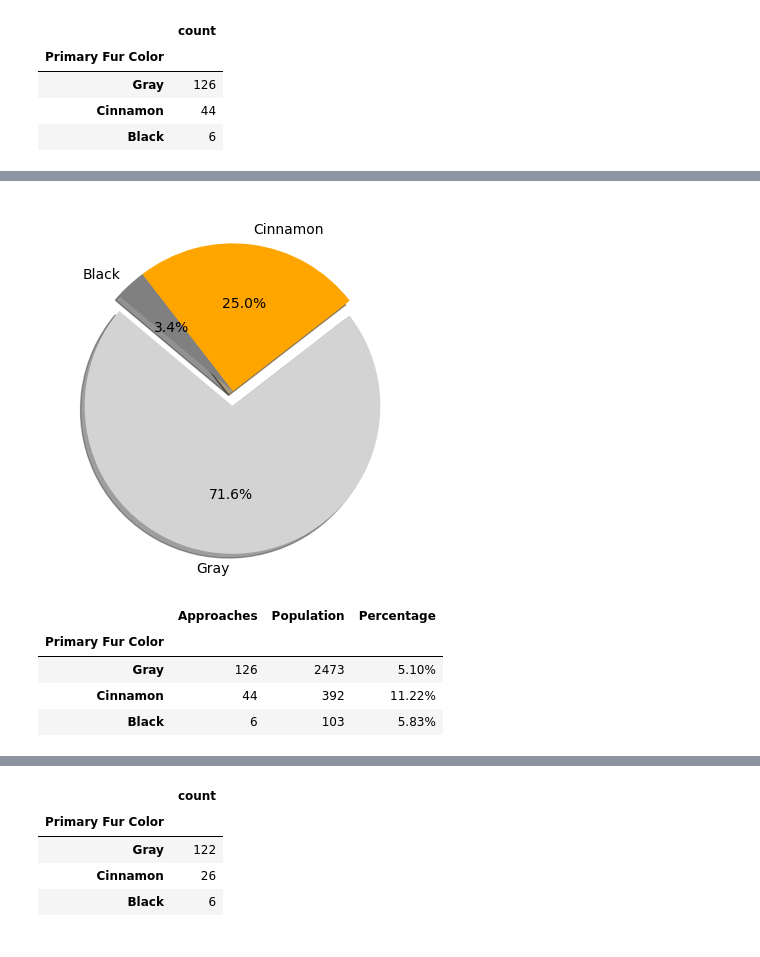
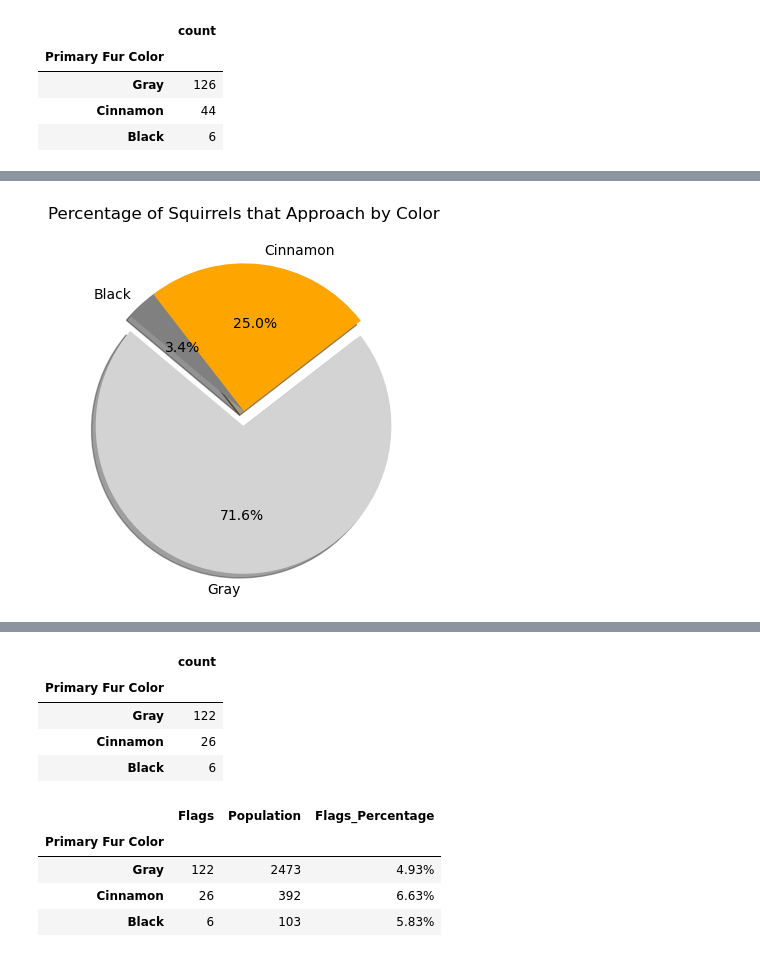
Before and after one commit to brown016340/Project-1, a Jupyter notebook: SquirrelBehaviorGraphs.ipynb, the cells around one changed output, grey strips where cells are left out. Drawn from its saved outputs; the diff is of its cells as text; code cells hidden in the pictures.

```diff
--- a/SquirrelBehaviorGraphs.ipynb
+++ b/SquirrelBehaviorGraphs.ipynb
@@ -77,32 +107,17 @@ approaches_df
 # %%
 # Lets make a pie chart for the ones that approach, breaking it down by color
 labels = ["Gray", "Cinnamon", "Black"]
 sizes = approaches_df["count"]
 colors = ["lightgray", "orange", "grey"]
 explode = (0.1, 0, 0)
 
 plt.pie(sizes, explode=explode, labels=labels, colors=colors,
         autopct="%1.1f%%", shadow=True, startangle=140)
+plt.title("Percentage of Squirrels that Approach by Color")
 
 plt.show()
 # %% [output]
-[figure, old version]
+[figure, new version]
-# %%
-# Lets figure out what percentage of squirrels of a given color exhibit a behavior.
-approaches_percent = pd.merge(approaches_df, population_df, on="Primary Fur Color")
-
-# Rename columns
-approaches_percent = approaches_percent.rename(columns={"count_x": "Approaches", "count_y": "Population"})
-approaches_percent["Percentage"] = approaches_percent["Approaches"] / approaches_percent["Population"]
-approaches_percent["Percentage"] = approaches_percent["Percentage"].map("{:,.2%}".format)
-
-approaches_percent
-# %% [output]
-|  | Approaches | Population | Percentage |
-| Primary Fur Color |  |  |  |
-| Gray | 126 | 2473 | 5.10% |
-| Cinnamon | 44 | 392 | 11.22% |
-| Black | 6 | 103 | 5.83% |
 # %%
 # Narrow down DF to rows where a given behavior is True
 # In this case, lets narrow it to where Tail Flags is True
@@ -130,6 +145,22 @@ flags_df
 | Gray | 122 |
 | Cinnamon | 26 |
 | Black | 6 |
+# %%
+# Lets figure out what percentage of squirrels of a given color exhibit a behavior.
+flags_percent = pd.merge(flags_df, population_df, on="Primary Fur Color")
+
+# Rename columns
+flags_percent = flags_percent.rename(columns={"count_x": "Flags", "count_y": "Population"})
+flags_percent["Flags_Percentage"] = flags_percent["Flags"] / flags_percent["Population"]
+flags_percent["Flags_Percentage"] = flags_percent["Flags_Percentage"].map("{:,.2%}".format)
+
+flags_percent
+# %% [output]
+|  | Flags | Population | Flags_Percentage |
+| Primary Fur Color |  |  |  |
+| Gray | 122 | 2473 | 4.93% |
+| Cinnamon | 26 | 392 | 6.63% |
+| Black | 6 | 103 | 5.83% |
 # %%
 # Lets make a pie chart for the ones that flagged, breaking it down by color
 labels = ["Gray", "Cinnamon", "Black"]
```
Also changed, not shown: parts of 7 cells of this notebook.
